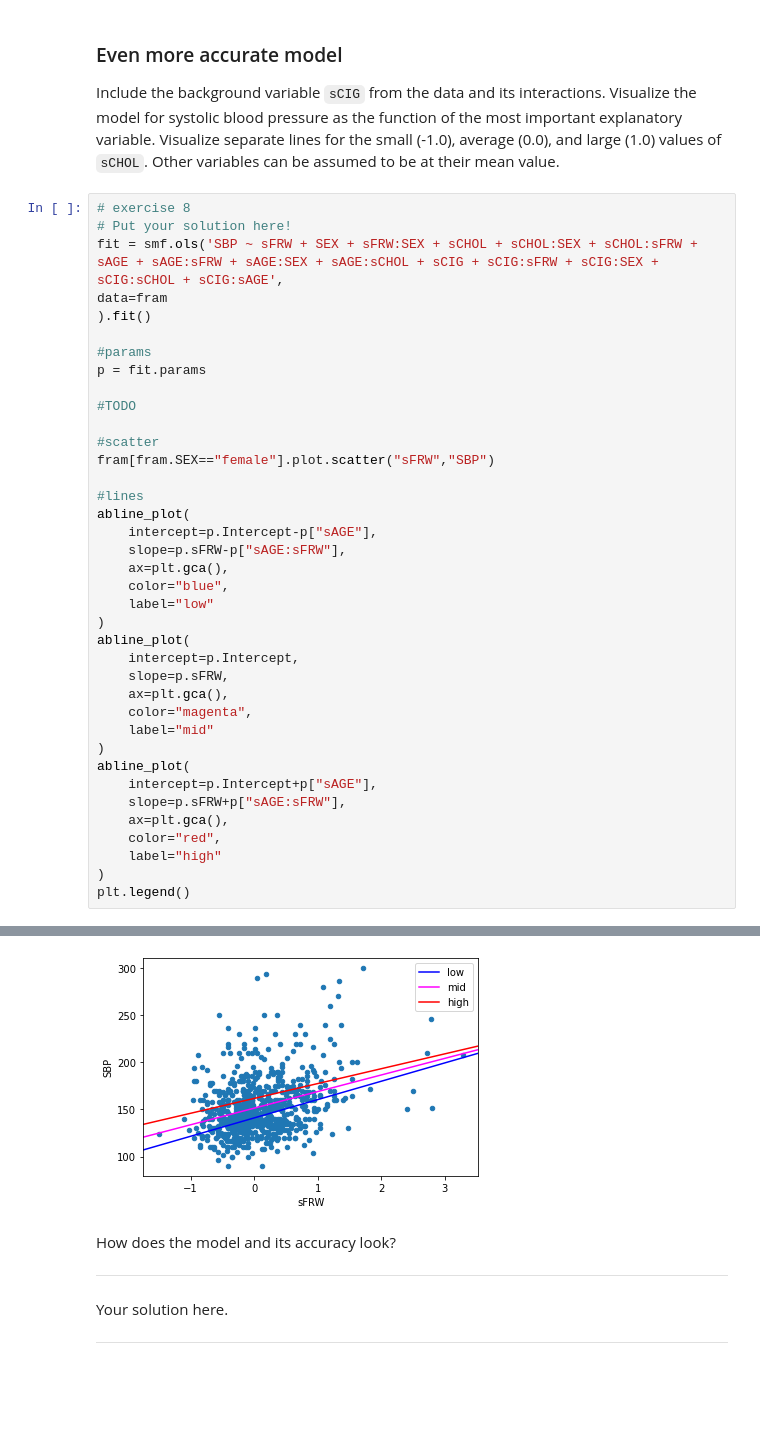
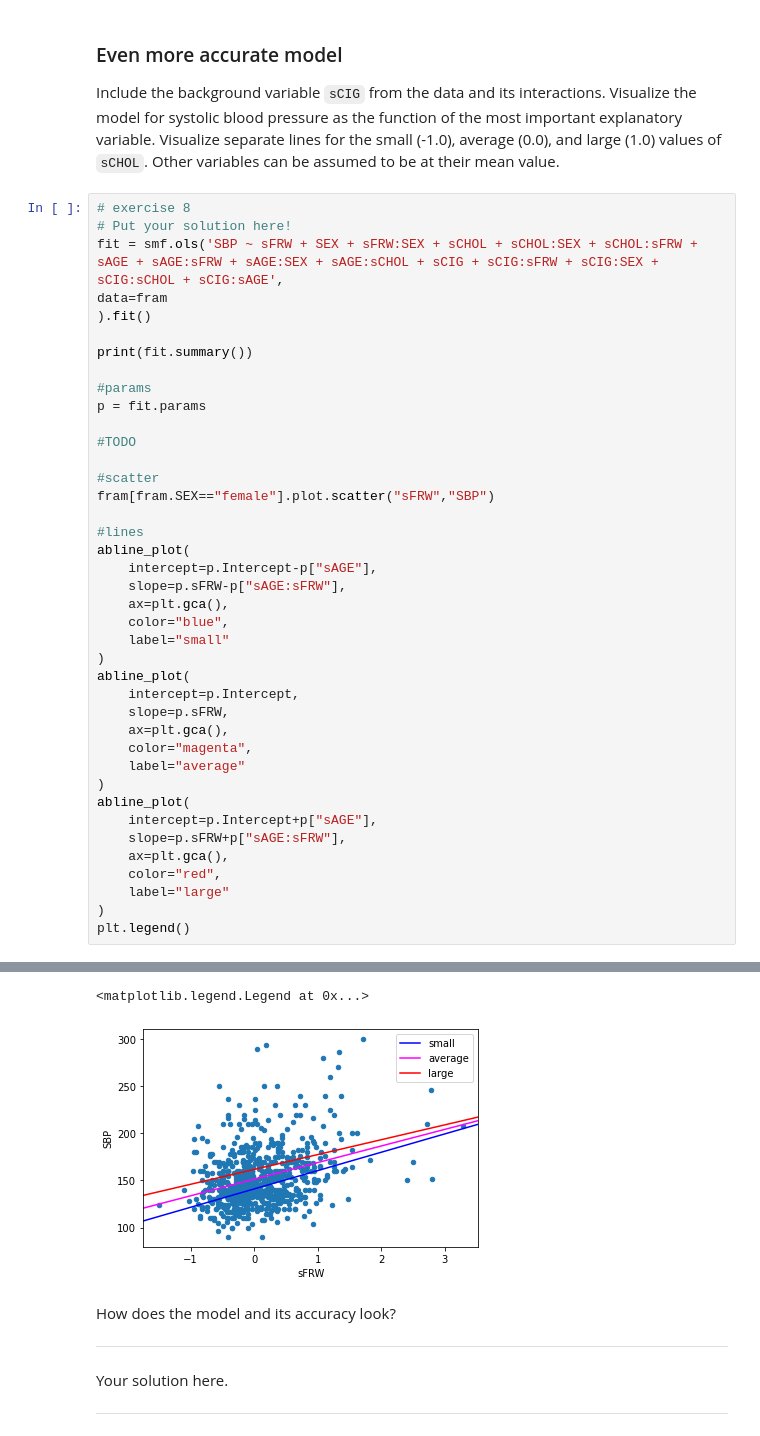
Before and after one commit to nyksy/data-analysis-with-python-2021, a Jupyter notebook: part08/src/project_notebook_regression_analysis.ipynb, the cells around one changed output, grey strips where cells are left out. Drawn from its saved outputs; the diff is of its cells as text; blank space fills up the shorter version.

```diff
--- a/part08/src/project_notebook_regression_analysis.ipynb
+++ b/part08/src/project_notebook_regression_analysis.ipynb
@@ -173,6 +194,8 @@ Include the background variable `sCIG` from the data and its interactions. Visua
 fit = smf.ols('SBP ~ sFRW + SEX + sFRW:SEX + sCHOL + sCHOL:SEX + sCHOL:sFRW + sAGE + sAGE:sFRW + sAGE:SEX + sAGE:sCHOL + sCIG + sCIG:sFRW + sCIG:SEX + sCIG:sCHOL + sCIG:sAGE',
 data=fram
 ).fit()
+
+print(fit.summary())
 
 #params
 p = fit.params
@@ -188,21 +211,21 @@ abline_plot(
     slope=p.sFRW-p["sAGE:sFRW"],
     ax=plt.gca(),
     color="blue",
-    label="low"
+    label="small"
 )
 abline_plot(
     intercept=p.Intercept,
     slope=p.sFRW,
     ax=plt.gca(),
     color="magenta",
-    label="mid"
+    label="average"
 )
 abline_plot(
     intercept=p.Intercept+p["sAGE"],
     slope=p.sFRW+p["sAGE:sFRW"],
     ax=plt.gca(),
     color="red",
-    label="high"
+    label="large"
 )
 plt.legend()
 # %% [output]
@@ -210,4 +249,5 @@ plt.legend()
+<matplotlib.legend.Legend at 0x...>
-[figure, old version]
+[figure, new version]
 # %% [markdown]
 How does the model and its accuracy look?
 
```
Also changed, not shown: parts of 20 cells of this notebook.
